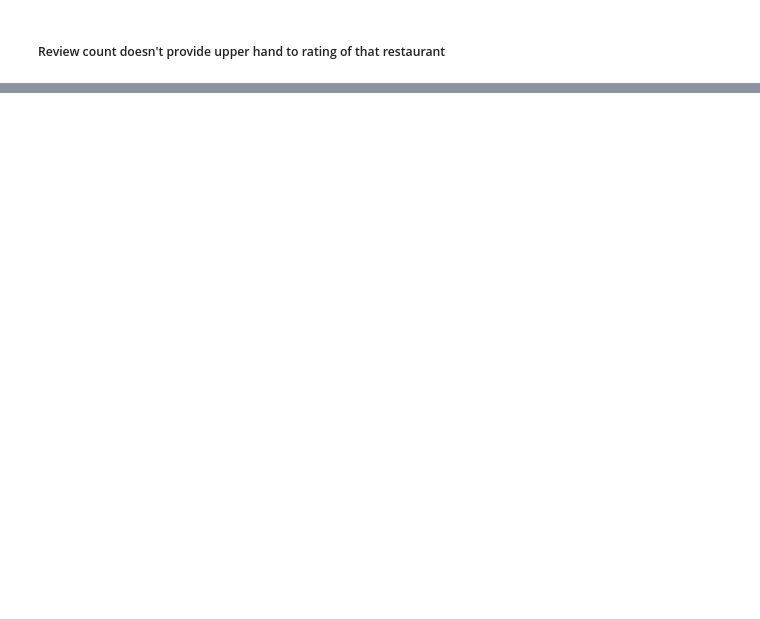
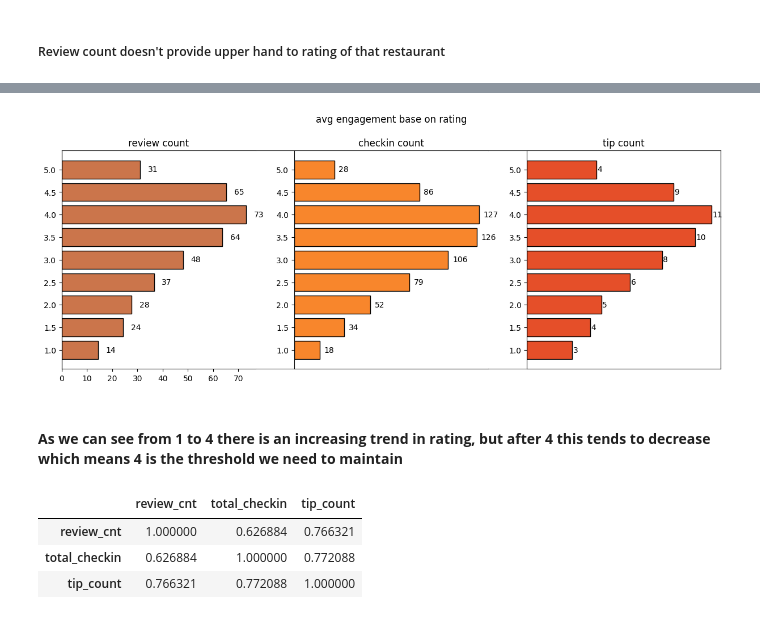
Before and after one commit to PARADOXop/Business-matric-analysis, a Jupyter notebook: Analysis.ipynb, the cells around one changed output, grey strips where cells are left out. Cells and saved outputs as stored; diff of their text form; code cells hidden in the pictures; blank space fills up the shorter version.

```diff
--- a/Analysis.ipynb
+++ b/Analysis.ipynb
@@ -176,0 +323,32 @@ display(pd.read_sql_query(Query, conn))
+# %%
+plt.figure(figsize=(15, 5))
+plt.title('avg engagement base on rating\n\n')
+plt.yticks([])
+plt.xticks([])
+plt.subplot(1, 3, 1)
+plt.title('review count')
+plt.barh(df['rating'].astype('str'), df['avg_review_count'], edgecolor = 'k', color = '#CB754B')
+plt.gca().spines['right'].set_visible(False)
+for i, value in enumerate(df['avg_review_count']):
+    plt.text(value + 3, i, str(round(value)), color = 'black', va = 'center')
+
+plt.subplot(1, 3, 2)
+plt.title('checkin count')
+plt.barh(df['rating'].astype('str'), df['avg_checkin_count'], edgecolor = 'k', color = '#F8862C')
+plt.gca().spines['right'].set_visible(False)
+for i, value in enumerate(df['avg_checkin_count']):
+    plt.text(value + 3, i, str(round(value)), color = 'black', va = 'center')
+
+plt.xticks([])
+plt.subplot(1, 3, 3)
+plt.title('tip count')
+plt.barh(df['rating'].astype('str'), df['avg_tip_count'], edgecolor = 'k', color = '#E54F29')
+
+for i, value in enumerate(df['avg_tip_count']):
+    plt.text(value + 0.05, i, str(round(value)), color = 'black', va = 'center')
+plt.xticks([])
+plt.show()
+# %% [output]
+[figure, added]
+# %% [markdown]
+#### **As we can see from 1 to 4 there is an increasing trend in rating, but after 4 this tends to decrease which means 4 is the threshold we need to maintain**
@@ -176,0 +382,7 @@ display(pd.read_sql_query(Query, conn))
+# %%
+engagement_df[['review_cnt', 'total_checkin', 'tip_count']].corr()
+# %% [output]
+|  | review_cnt | total_checkin | tip_count |
+| review_cnt | 1.000000 | 0.626884 | 0.766321 |
+| total_checkin | 0.626884 | 1.000000 | 0.772088 |
+| tip_count | 0.766321 | 0.772088 | 1.000000 |
```
Also changed, not shown: parts of 42 cells of this notebook, 1 other file.
